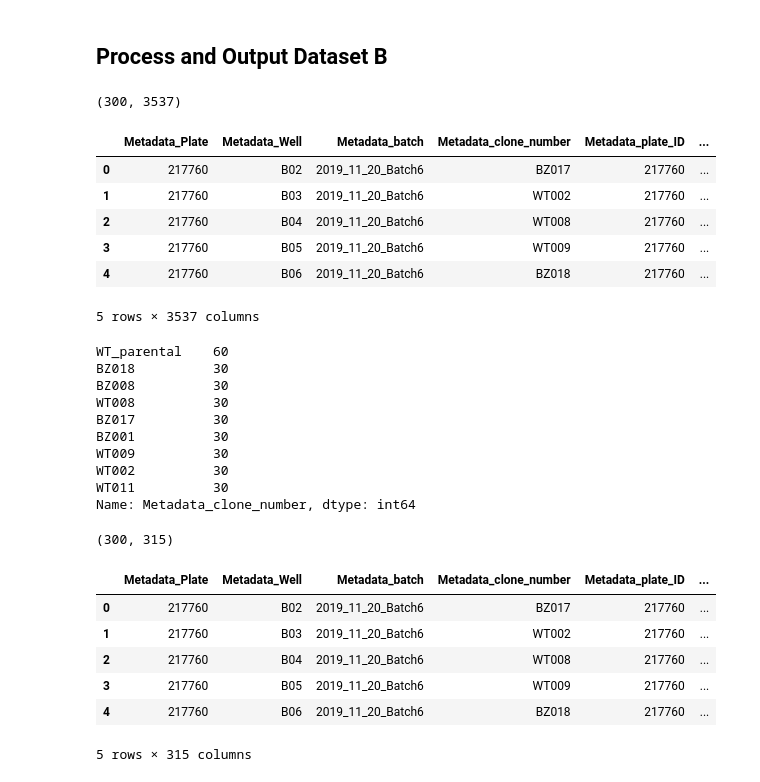
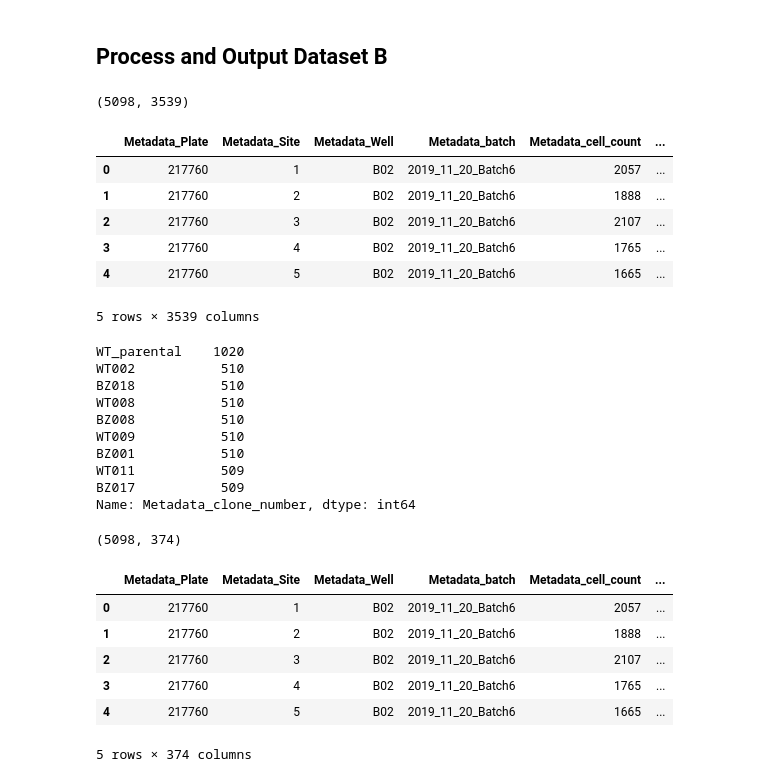
Before and after one commit to broadinstitute/profiling-resistance-mechanisms, a Jupyter notebook: 2.describe-data/2.build-datasets.ipynb, the cells around one changed output. Drawn from its saved outputs; the diff is of its cells as text; code cells hidden in the pictures.

```diff
--- a/2.describe-data/2.build-datasets.ipynb
+++ b/2.describe-data/2.build-datasets.ipynb
@@ -21,6 +21,7 @@ feature_select_ops = [
     "drop_outliers"
 ]
 profile_dir = os.path.join("..", "0.generate-profiles", "profiles")
+cell_count_dir = os.path.join("..", "0.generate-profiles", "cell_counts")
 gct_dir = os.path.join("data", "gct_files")
 output_dir = os.path.join("data", "merged")
 
@@ -45,15 +46,19 @@ dataset_a_dict = {}
 dataset_b_dict = {}
 for batch in batches:
 
+    df = load_data(
+        batch=batch,
+        suffix=suffix,
+        profile_dir=profile_dir,
+        combine_dfs=True,
+        add_cell_count=True,
+        cell_count_dir=cell_count_dir
+    )
+
     if batch in dataset_a:
-        dataset_a_dict[batch] = load_data(
-            batch=batch, suffix=suffix, profile_dir=profile_dir, combine_dfs=True
-        )
-
+        dataset_a_dict[batch] = df
     if batch in dataset_b:
-        dataset_b_dict[batch] = load_data(
-            batch=batch, suffix=suffix, profile_dir=profile_dir, combine_dfs=True
-        )
+        dataset_b_dict[batch] = df
 # %% [markdown]
 ## Process and Output Dataset A
 # %%
@@ -129,49 +134,49 @@ dataset_b_df = dataset_b_df.reindex(meta_cols + cp_cols, axis="columns")
 print(dataset_b_df.shape)
 dataset_b_df.head()
 # %% [output]
-(300, 3537)
+(5098, 3539)
-|  | Metadata_Plate | Metadata_Well | Metadata_batch | Metadata_clone_number | Metadata_plate_ID | ... |
-| 0 | 217760 | B02 | 2019_11_20_Batch6 | BZ017 | 217760 | ... |
-| 1 | 217760 | B03 | 2019_11_20_Batch6 | WT002 | 217760 | ... |
-| 2 | 217760 | B04 | 2019_11_20_Batch6 | WT008 | 217760 | ... |
-| 3 | 217760 | B05 | 2019_11_20_Batch6 | WT009 | 217760 | ... |
-| 4 | 217760 | B06 | 2019_11_20_Batch6 | BZ018 | 217760 | ... |
+|  | Metadata_Plate | Metadata_Site | Metadata_Well | Metadata_batch | Metadata_cell_count | ... |
+| 0 | 217760 | 1 | B02 | 2019_11_20_Batch6 | 2057 | ... |
+| 1 | 217760 | 2 | B02 | 2019_11_20_Batch6 | 1888 | ... |
+| 2 | 217760 | 3 | B02 | 2019_11_20_Batch6 | 2107 | ... |
+| 3 | 217760 | 4 | B02 | 2019_11_20_Batch6 | 1765 | ... |
+| 4 | 217760 | 5 | B02 | 2019_11_20_Batch6 | 1665 | ... |
-5 rows × 3537 columns
+5 rows × 3539 columns
 # %%
 dataset_b_df.Metadata_clone_number.value_counts()
 # %% [output]
-WT_parental    60
-BZ018          30
-BZ008          30
-WT008          30
-BZ017          30
-BZ001          30
-WT009          30
-WT002          30
-WT011          30
+WT_parental    1020
+WT002           510
+BZ018           510
+WT008           510
+BZ008           510
+WT009           510
+BZ001           510
+WT011           509
+BZ017           509
 Name: Metadata_clone_number, dtype: int64
 # %%
 dataset_b_name = "combined_four_clone_dataset"
 # %%
-output_file = os.path.join(output_dir, "{}.csv".format(dataset_b_name))
-dataset_b_df.to_csv(output_file, index=False)
+output_file = os.path.join(output_dir, "{}.csv.gz".format(dataset_b_name))
+dataset_b_df.to_csv(output_file, index=False, compression="gzip")
 
 dataset_b_featureselect_df = feature_select(dataset_b_df, operation=feature_select_ops)
 
-output_file = os.path.join(output_dir, "{}_feature_select.csv".format(dataset_b_name))
-dataset_b_featureselect_df.to_csv(output_file, index=False)
+output_file = os.path.join(output_dir, "{}_feature_select.csv.gz".format(dataset_b_name))
+dataset_b_featureselect_df.to_csv(output_file, index=False, compression="gzip")
 
 output_gct_file = os.path.join(gct_dir, "{}_feature_select.gct".format(dataset_b_name))
 write_gct(profiles=dataset_b_featureselect_df, output_file=output_gct_file)
 
 print(dataset_b_featureselect_df.shape)
 dataset_b_featureselect_df.head()
 # %% [output]
-(300, 315)
+(5098, 374)
-|  | Metadata_Plate | Metadata_Well | Metadata_batch | Metadata_clone_number | Metadata_plate_ID | ... |
-| 0 | 217760 | B02 | 2019_11_20_Batch6 | BZ017 | 217760 | ... |
-| 1 | 217760 | B03 | 2019_11_20_Batch6 | WT002 | 217760 | ... |
-| 2 | 217760 | B04 | 2019_11_20_Batch6 | WT008 | 217760 | ... |
-| 3 | 217760 | B05 | 2019_11_20_Batch6 | WT009 | 217760 | ... |
-| 4 | 217760 | B06 | 2019_11_20_Batch6 | BZ018 | 217760 | ... |
+|  | Metadata_Plate | Metadata_Site | Metadata_Well | Metadata_batch | Metadata_cell_count | ... |
+| 0 | 217760 | 1 | B02 | 2019_11_20_Batch6 | 2057 | ... |
+| 1 | 217760 | 2 | B02 | 2019_11_20_Batch6 | 1888 | ... |
+| 2 | 217760 | 3 | B02 | 2019_11_20_Batch6 | 2107 | ... |
+| 3 | 217760 | 4 | B02 | 2019_11_20_Batch6 | 1765 | ... |
+| 4 | 217760 | 5 | B02 | 2019_11_20_Batch6 | 1665 | ... |
-5 rows × 315 columns
+5 rows × 374 columns
```
Also changed, not shown: parts of 3 cells of this notebook, 1 other file.
